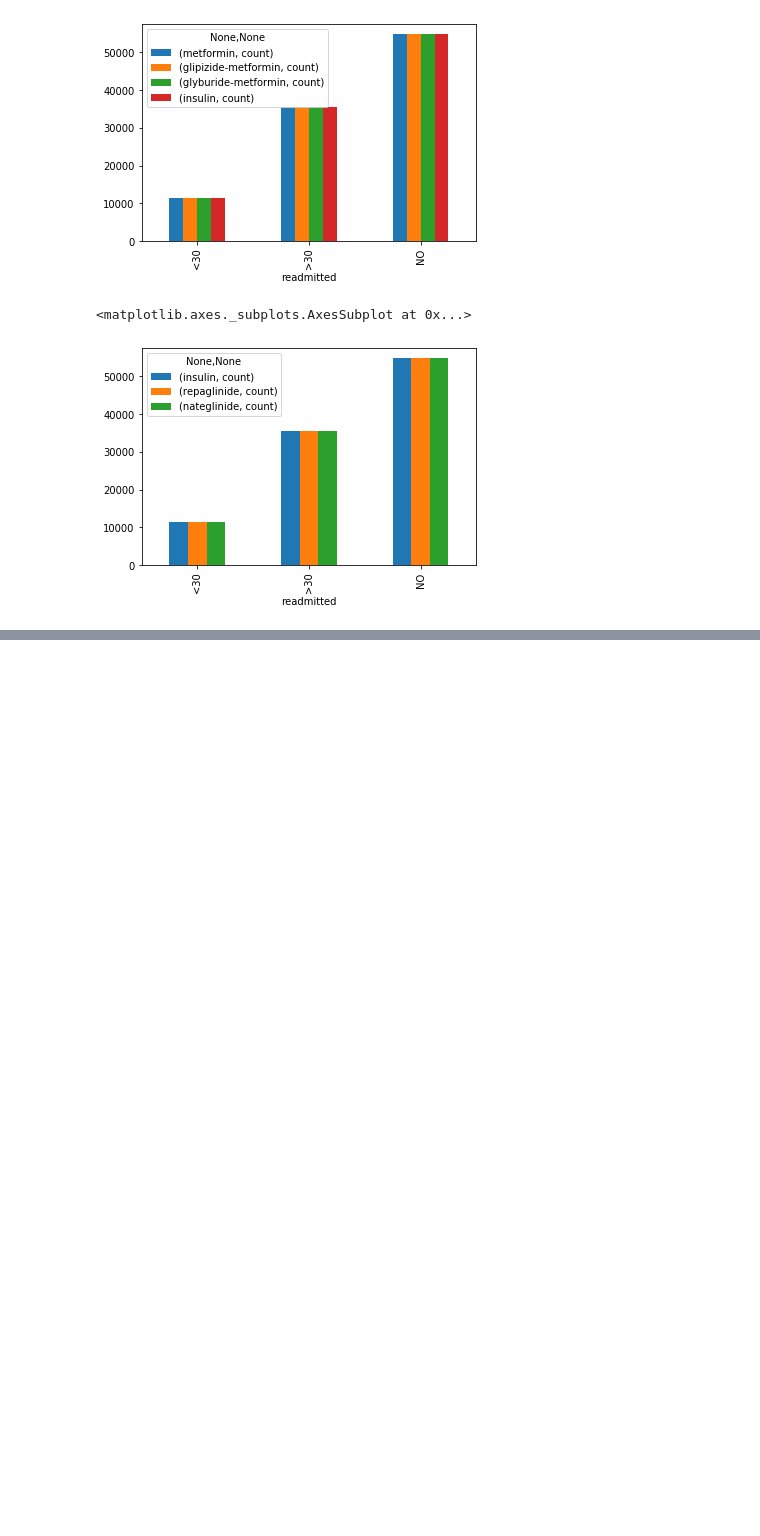
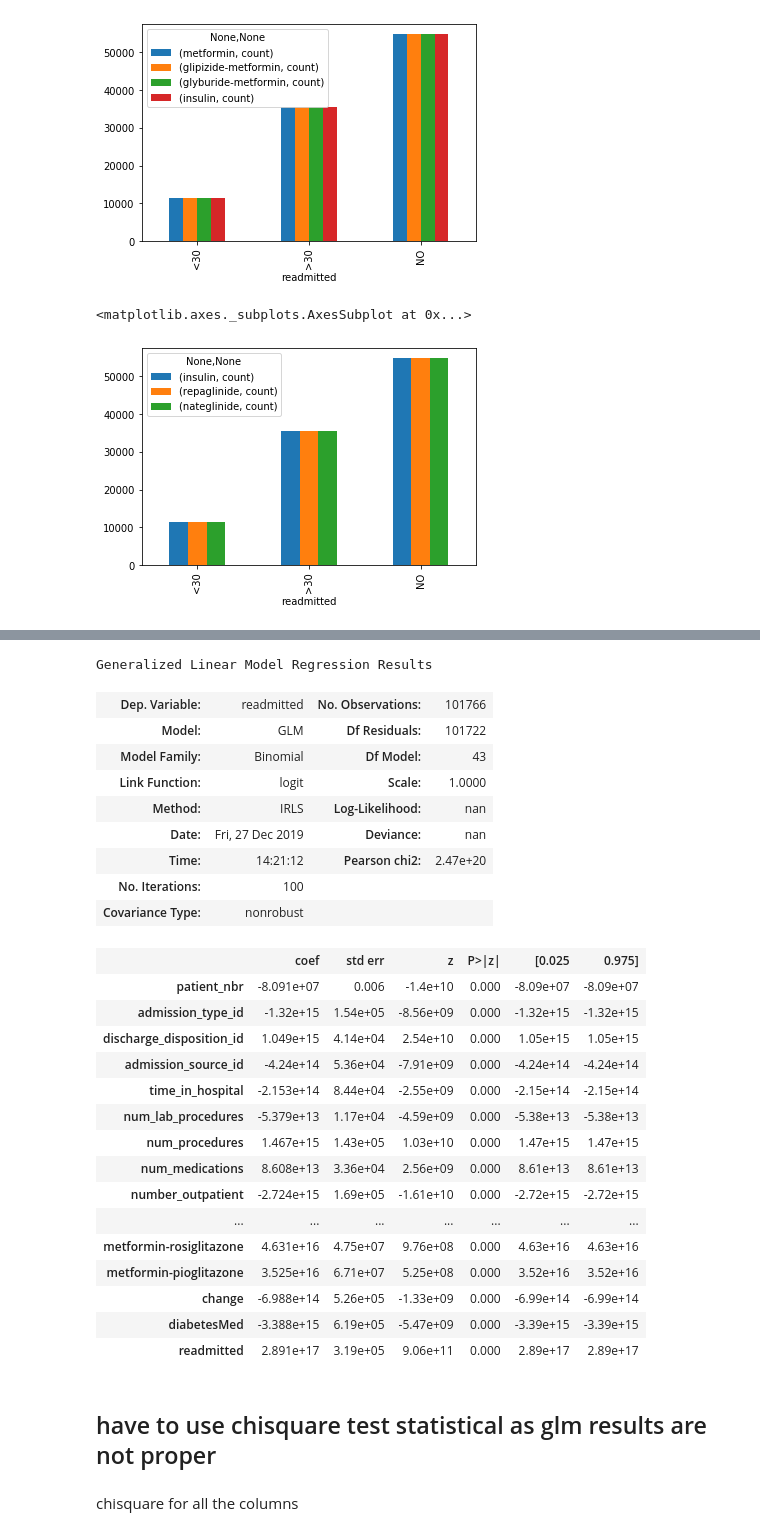
Before and after one commit to tarunkoutharapu/Diabetic-Data, a Jupyter notebook: capstoneproject.ipynb, the cells around one changed output, grey strips where cells are left out. Cells and saved outputs as stored; diff of their text form; code cells hidden in the pictures; blank space fills up the shorter version.

```diff
--- a/capstoneproject.ipynb
+++ b/capstoneproject.ipynb
@@ -351,0 +643,36 @@ df.groupby('readmitted')[['insulin','repaglinide','nateglinide']].agg(['count'])
+# %%
+import statsmodels.api as sm
+# Logistic regression model
+logm1 = sm.GLM(df['readmitted'],df, family = sm.families.Binomial()) #generalized linear model glm
+logm1.fit().summary()
+# %% [output]
+Generalized Linear Model Regression Results
+| Dep. Variable: | readmitted | No. Observations: | 101766 |
+| Model: | GLM | Df Residuals: | 101722 |
+| Model Family: | Binomial | Df Model: | 43 |
+| Link Function: | logit | Scale: | 1.0000 |
+| Method: | IRLS | Log-Likelihood: | nan |
+| Date: | Fri, 27 Dec 2019 | Deviance: | nan |
+| Time: | 14:21:12 | Pearson chi2: | 2.47e+20 |
+| No. Iterations: | 100 |  |  |
+| Covariance Type: | nonrobust |  |  |
+|  | coef | std err | z | P>|z| | [0.025 | 0.975] |
+| patient_nbr | -8.091e+07 | 0.006 | -1.4e+10 | 0.000 | -8.09e+07 | -8.09e+07 |
+| admission_type_id | -1.32e+15 | 1.54e+05 | -8.56e+09 | 0.000 | -1.32e+15 | -1.32e+15 |
+| discharge_disposition_id | 1.049e+15 | 4.14e+04 | 2.54e+10 | 0.000 | 1.05e+15 | 1.05e+15 |
+| admission_source_id | -4.24e+14 | 5.36e+04 | -7.91e+09 | 0.000 | -4.24e+14 | -4.24e+14 |
+| time_in_hospital | -2.153e+14 | 8.44e+04 | -2.55e+09 | 0.000 | -2.15e+14 | -2.15e+14 |
+| num_lab_procedures | -5.379e+13 | 1.17e+04 | -4.59e+09 | 0.000 | -5.38e+13 | -5.38e+13 |
+| num_procedures | 1.467e+15 | 1.43e+05 | 1.03e+10 | 0.000 | 1.47e+15 | 1.47e+15 |
+| num_medications | 8.608e+13 | 3.36e+04 | 2.56e+09 | 0.000 | 8.61e+13 | 8.61e+13 |
+| number_outpatient | -2.724e+15 | 1.69e+05 | -1.61e+10 | 0.000 | -2.72e+15 | -2.72e+15 |
+| ... | ... | ... | ... | ... | ... | ... |
+| metformin-rosiglitazone | 4.631e+16 | 4.75e+07 | 9.76e+08 | 0.000 | 4.63e+16 | 4.63e+16 |
+| metformin-pioglitazone | 3.525e+16 | 6.71e+07 | 5.25e+08 | 0.000 | 3.52e+16 | 3.52e+16 |
+| change | -6.988e+14 | 5.26e+05 | -1.33e+09 | 0.000 | -6.99e+14 | -6.99e+14 |
+| diabetesMed | -3.388e+15 | 6.19e+05 | -5.47e+09 | 0.000 | -3.39e+15 | -3.39e+15 |
+| readmitted | 2.891e+17 | 3.19e+05 | 9.06e+11 | 0.000 | 2.89e+17 | 2.89e+17 |
+# %% [markdown]
+## have to use chisquare test statistical as glm results are not proper
+# %% [markdown]
+chisquare for all the columns
```
Also changed, not shown: parts of 36 cells of this notebook.
